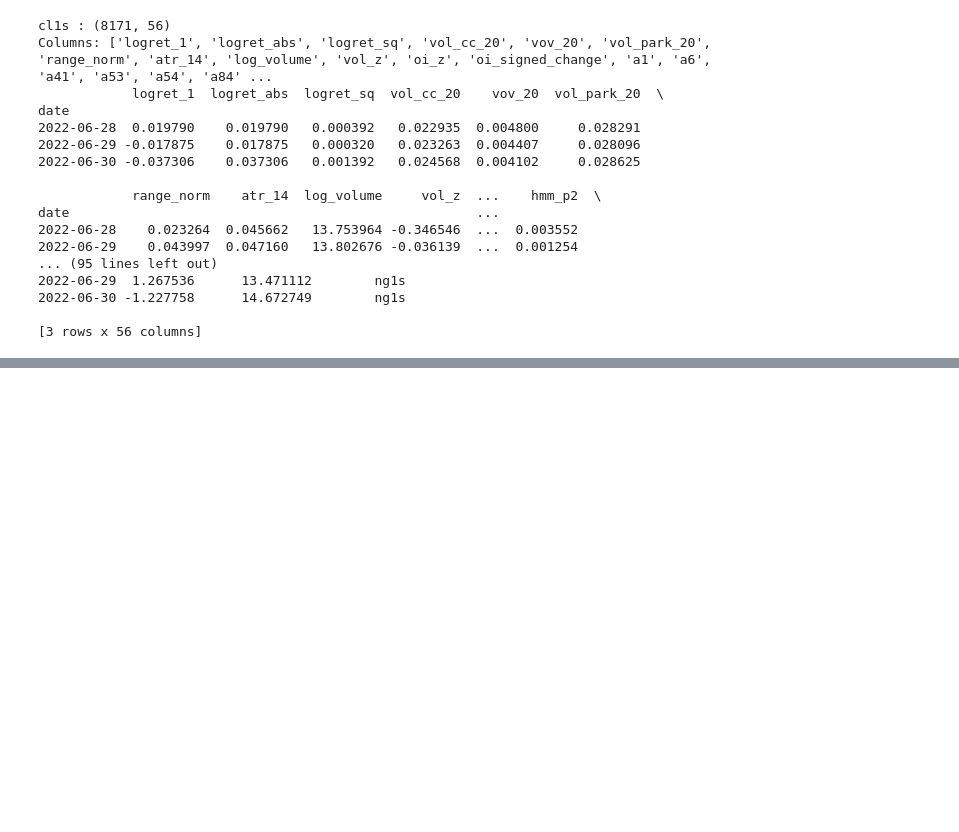
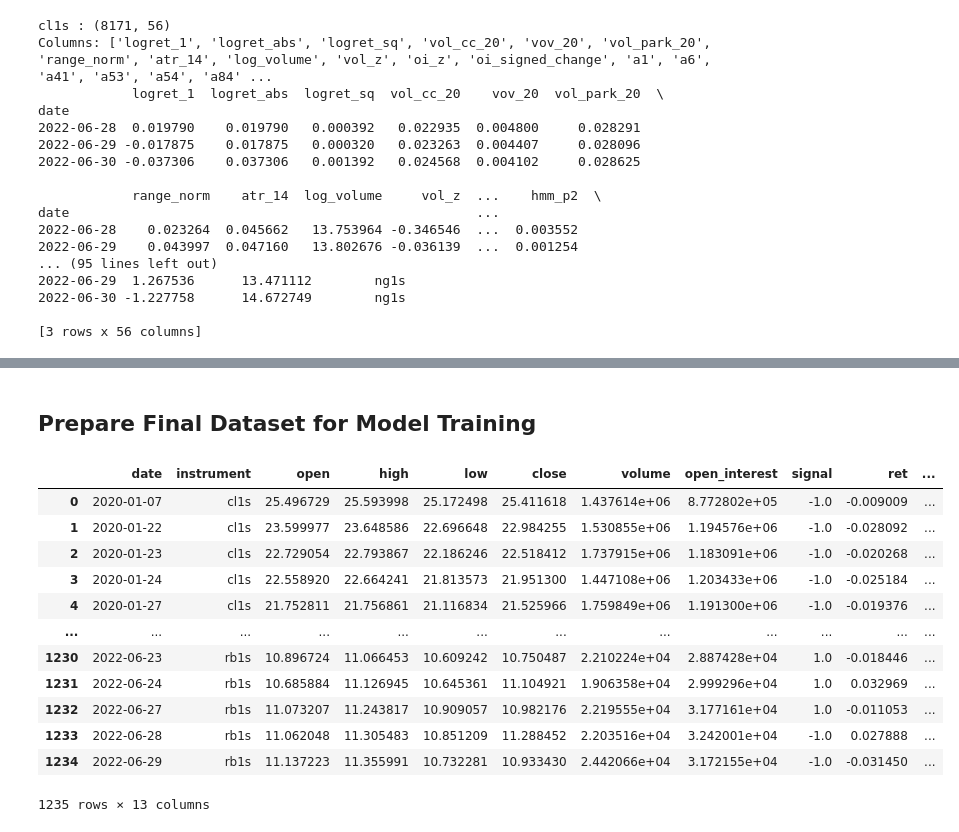
Before and after one commit to Mengsch3/Systematic_Trading_Strategy, a Jupyter notebook: feature_engineering.ipynb, the cells around one changed output, grey strips where cells are left out. Drawn from its saved outputs; the diff is of its cells as text; code cells hidden in the pictures; blank space fills up the shorter version.

Commit message:
Labeling

```diff
--- a/feature_engineering.ipynb
+++ b/feature_engineering.ipynb
@@ -532,0 +797,16 @@ for inst, df in features_dict.items():
+# %%
+# RB1S - RBOB Gasoline
+df_rb = df[df['instrument'] == 'rb1s'].copy().sort_values('date').reset_index(drop=True)
+rb = apply_triple_barrier(df_rb, VOL_WINDOW, K, T)
+labelled_rb = rb[rb['label'].notna()]
+total = len(labelled_rb)
+
+print(f"Total labelled : {total}")
+print(f"Label= 1 (profit) : {int((labelled_rb['label']== 1).sum())}"
+      f"({(labelled_rb['label']== 1).mean()*100:.1f}%)")
+print(f"Label= 0 (timeout) : {int((labelled_rb['label']== 0).sum())}"
+      f"({(labelled_rb['label']== 0).mean()*100:.1f}%)")
+print(f"Label= -1 (loss) : {int((labelled_rb['label']==-1).sum())}"
+      f"({(labelled_rb['label']== -1).mean()*100:.1f}%)")
+print(f"\nBy signal direction:")
+print(labelled_rb.groupby(['signal','label']).size().unstack(fill_value=0))
@@ -532,0 +824,16 @@ for inst, df in features_dict.items():
+# %%
+# NG1S - Natural Gas
+df_ng = df[df['instrument'] == 'ng1s'].copy().sort_values('date').reset_index(drop=True)
+ng = apply_triple_barrier(df_ng, VOL_WINDOW, K, T)
+labelled_ng = ng[ng['label'].notna()]
+total = len(labelled_ng)
+
+print(f"Total labelled : {total}")
+print(f"Label= 1 (profit) : {int((labelled_ng['label']== 1).sum())}"
+      f"({(labelled_ng['label']== 1).mean()*100:.1f}%)")
+print(f"Label= 0 (timeout) : {int((labelled_ng['label']== 0).sum())}"
+      f"({(labelled_ng['label']== 0).mean()*100:.1f}%)")
+print(f"Label= -1 (loss) : {int((labelled_ng['label']==-1).sum())}"
+      f"({(labelled_ng['label']== -1).mean()*100:.1f}%)")
+print(f"\nBy signal direction:")
+print(labelled_ng.groupby(['signal','label']).size().unstack(fill_value=0))
@@ -532,0 +850,24 @@ for inst, df in features_dict.items():
+# %% [markdown]
+## Prepare Final Dataset for Model Training
+# %%
+# ── Merge all four instruments into one dataset ───────────────
+df_labelled = pd.concat([labelled_cl, labelled_ho, labelled_rb, labelled_ng])
+df_labelled = (df_labelled
+               .sort_values(['instrument', 'date'])
+               .reset_index(drop=True))
+
+df_labelled
+# %% [output]
+|  | date | instrument | open | high | low | close | volume | open_interest | signal | ret | ... |
+| 0 | 2020-01-07 | cl1s | 25.496729 | 25.593998 | 25.172498 | 25.411618 | 1.437614e+06 | 8.772802e+05 | -1.0 | -0.009009 | ... |
+| 1 | 2020-01-22 | cl1s | 23.599977 | 23.648586 | 22.696648 | 22.984255 | 1.530855e+06 | 1.194576e+06 | -1.0 | -0.028092 | ... |
+| 2 | 2020-01-23 | cl1s | 22.729054 | 22.793867 | 22.186246 | 22.518412 | 1.737915e+06 | 1.183091e+06 | -1.0 | -0.020268 | ... |
+| 3 | 2020-01-24 | cl1s | 22.558920 | 22.664241 | 21.813573 | 21.951300 | 1.447108e+06 | 1.203433e+06 | -1.0 | -0.025184 | ... |
+| 4 | 2020-01-27 | cl1s | 21.752811 | 21.756861 | 21.116834 | 21.525966 | 1.759849e+06 | 1.191300e+06 | -1.0 | -0.019376 | ... |
+| ... | ... | ... | ... | ... | ... | ... | ... | ... | ... | ... | ... |
+| 1230 | 2022-06-23 | rb1s | 10.896724 | 11.066453 | 10.609242 | 10.750487 | 2.210224e+04 | 2.887428e+04 | 1.0 | -0.018446 | ... |
+| 1231 | 2022-06-24 | rb1s | 10.685884 | 11.126945 | 10.645361 | 11.104921 | 1.906358e+04 | 2.999296e+04 | 1.0 | 0.032969 | ... |
+| 1232 | 2022-06-27 | rb1s | 11.073207 | 11.243817 | 10.909057 | 10.982176 | 2.219555e+04 | 3.177161e+04 | 1.0 | -0.011053 | ... |
+| 1233 | 2022-06-28 | rb1s | 11.062048 | 11.305483 | 10.851209 | 11.288452 | 2.203516e+04 | 3.242001e+04 | -1.0 | 0.027888 | ... |
+| 1234 | 2022-06-29 | rb1s | 11.137223 | 11.355991 | 10.732281 | 10.933430 | 2.442066e+04 | 3.172155e+04 | -1.0 | -0.031450 | ... |
+1235 rows × 13 columns
```
Also changed, not shown: parts of 16 cells of this notebook.
